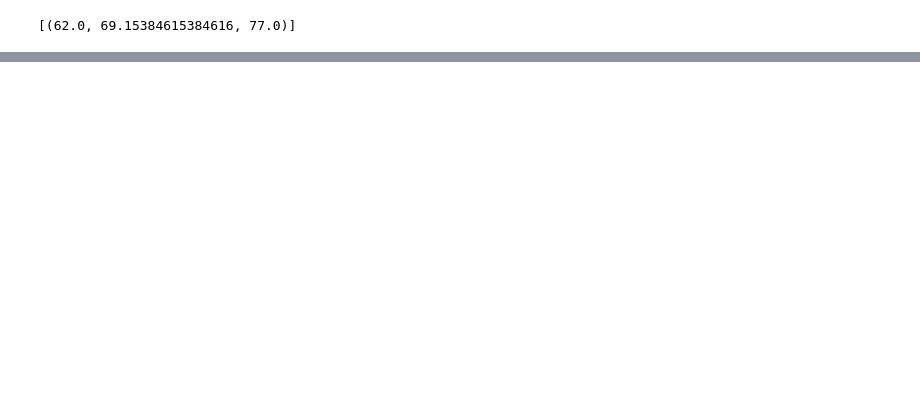
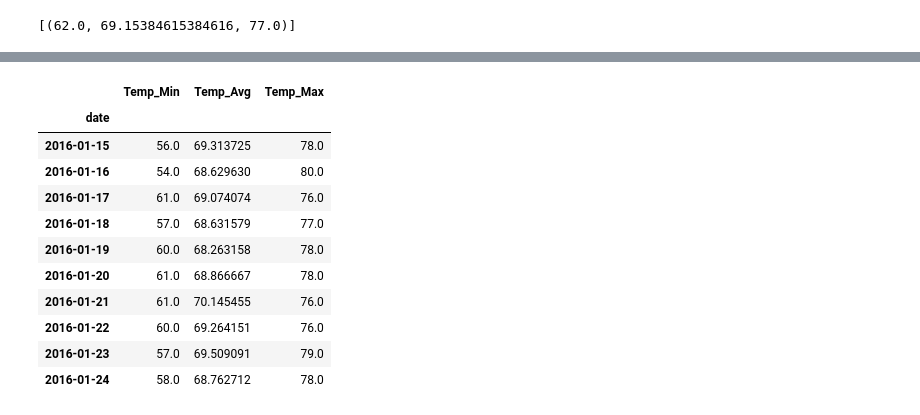
Before and after one commit to srmonteiro/DS_Bootcamp_HW, a Jupyter notebook: Monteiro_wk11_ADSR_Climate_Surf/Monteiro_wk11_ADSR_SurfWeather.ipynb, the cells around one changed output, grey strips where cells are left out. Saved outputs shown, nothing was run; the diff lists cells and outputs as text; code cells hidden in the pictures; blank space fills up the shorter version.

```diff
--- a/Monteiro_wk11_ADSR_Climate_Surf/Monteiro_wk11_ADSR_SurfWeather.ipynb
+++ b/Monteiro_wk11_ADSR_Climate_Surf/Monteiro_wk11_ADSR_SurfWeather.ipynb
@@ -576,19 +591,32 @@ daily_normals
 # %%
 # Load the previous query results into a Pandas DataFrame and add the `trip_dates` range as the `date` index
 
 
 # Create a dataframe from the previous query
-daily_normals_df= pd.DataFrame(daily_normals,columns=['tmin', 'tavg', 'tmax'])
+daily_normals_df= pd.DataFrame(daily_normals,columns=['Temp_Min', 'Temp_Avg', 'Temp_Max'])
 
 # Add trip_dates to Pandas DataFrame
 daily_normals_df['date']= trip_dates
 
 # Change datatype from element to datetime object on Pandas, makes x axis title to add
 daily_normals_df['date'] = pd.to_datetime(daily_normals_df['date'], format='%Y-%m-%d')
 
 # Set index to date
 daily_normals_df.set_index('date',inplace=True)
 
 daily_normals_df.head(10)
+# %% [output]
+|  | Temp_Min | Temp_Avg | Temp_Max |
+| date |  |  |  |
+| 2016-01-15 | 56.0 | 69.313725 | 78.0 |
+| 2016-01-16 | 54.0 | 68.629630 | 80.0 |
+| 2016-01-17 | 61.0 | 69.074074 | 76.0 |
+| 2016-01-18 | 57.0 | 68.631579 | 77.0 |
+| 2016-01-19 | 60.0 | 68.263158 | 78.0 |
+| 2016-01-20 | 61.0 | 68.866667 | 78.0 |
+| 2016-01-21 | 61.0 | 70.145455 | 76.0 |
+| 2016-01-22 | 60.0 | 69.264151 | 76.0 |
+| 2016-01-23 | 57.0 | 69.509091 | 79.0 |
+| 2016-01-24 | 58.0 | 68.762712 | 78.0 |
 # %%
 # Plot the daily normals as an area plot with `stacked=False`
```
Also changed, not shown: parts of 4 cells of this notebook, 2 other files.
